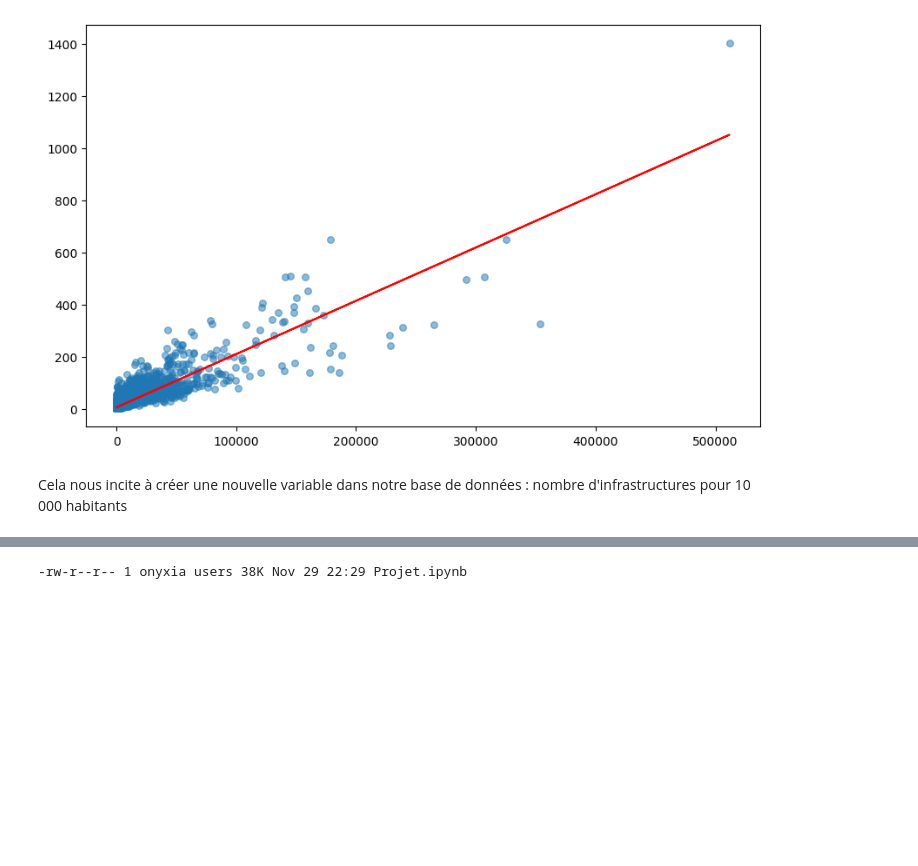
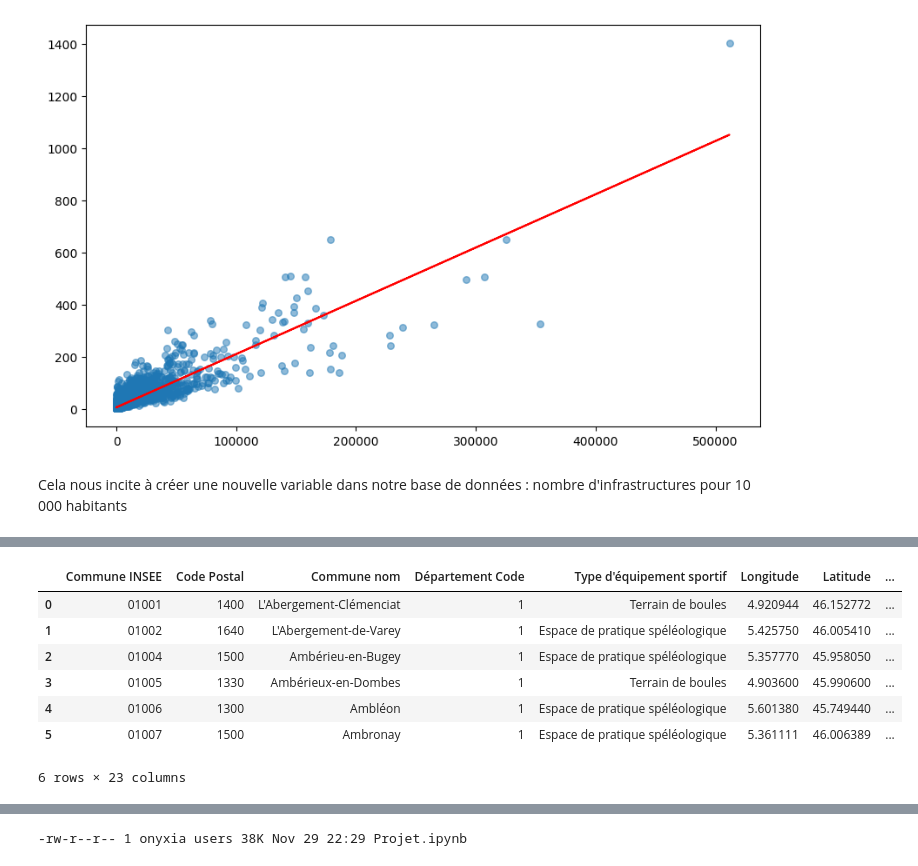
Before and after one commit to MaximeHirsch/Projet-python-deserts-sportifs, a Jupyter notebook: Projet.ipynb, the cells around one changed output, grey strips where cells are left out. Cells and saved outputs as stored; diff of their text form; code cells hidden in the pictures; blank space fills up the shorter version.

```diff
--- a/Projet.ipynb
+++ b/Projet.ipynb
@@ -939,0 +1009,34 @@ Cela nous incite à créer une nouvelle variable dans notre base de données : n
+# %%
+df_cluster = df_commune.copy()
+df_cluster = df_cluster.dropna()
+
+df_cluster = pd.get_dummies(df_cluster,
+                            columns=["Densite"],
+                            drop_first=False)
+
+vars_clustering = [col for col in df_cluster.columns
+                   if col.startswith("Densite_")] + [
+    "Nb_infrastructures", "MED21", "P22_POP"
+]
+
+X = df_cluster[vars_clustering]
+
+
+# standardisation (important)
+X_scaled = StandardScaler().fit_transform(X)
+
+
+# clustering en 4 groupes
+kmeans = KMeans(n_clusters=4, random_state=42)
+df_cluster["cluster"] = kmeans.fit_predict(X_scaled)
+
+df_cluster.head(6)
+# %% [output]
+|  | Commune INSEE | Code Postal | Commune nom | Département Code | Type d'équipement sportif | Longitude | Latitude | ... |
+| 0 | 01001 | 1400 | L'Abergement-Clémenciat | 1 | Terrain de boules | 4.920944 | 46.152772 | ... |
+| 1 | 01002 | 1640 | L'Abergement-de-Varey | 1 | Espace de pratique spéléologique | 5.425750 | 46.005410 | ... |
+| 2 | 01004 | 1500 | Ambérieu-en-Bugey | 1 | Espace de pratique spéléologique | 5.357770 | 45.958050 | ... |
+| 3 | 01005 | 1330 | Ambérieux-en-Dombes | 1 | Terrain de boules | 4.903600 | 45.990600 | ... |
+| 4 | 01006 | 1300 | Ambléon | 1 | Espace de pratique spéléologique | 5.601380 | 45.749440 | ... |
+| 5 | 01007 | 1500 | Ambronay | 1 | Espace de pratique spéléologique | 5.361111 | 46.006389 | ... |
+6 rows × 23 columns
```
Also changed, not shown: parts of 9 cells of this notebook, 2 other files.
